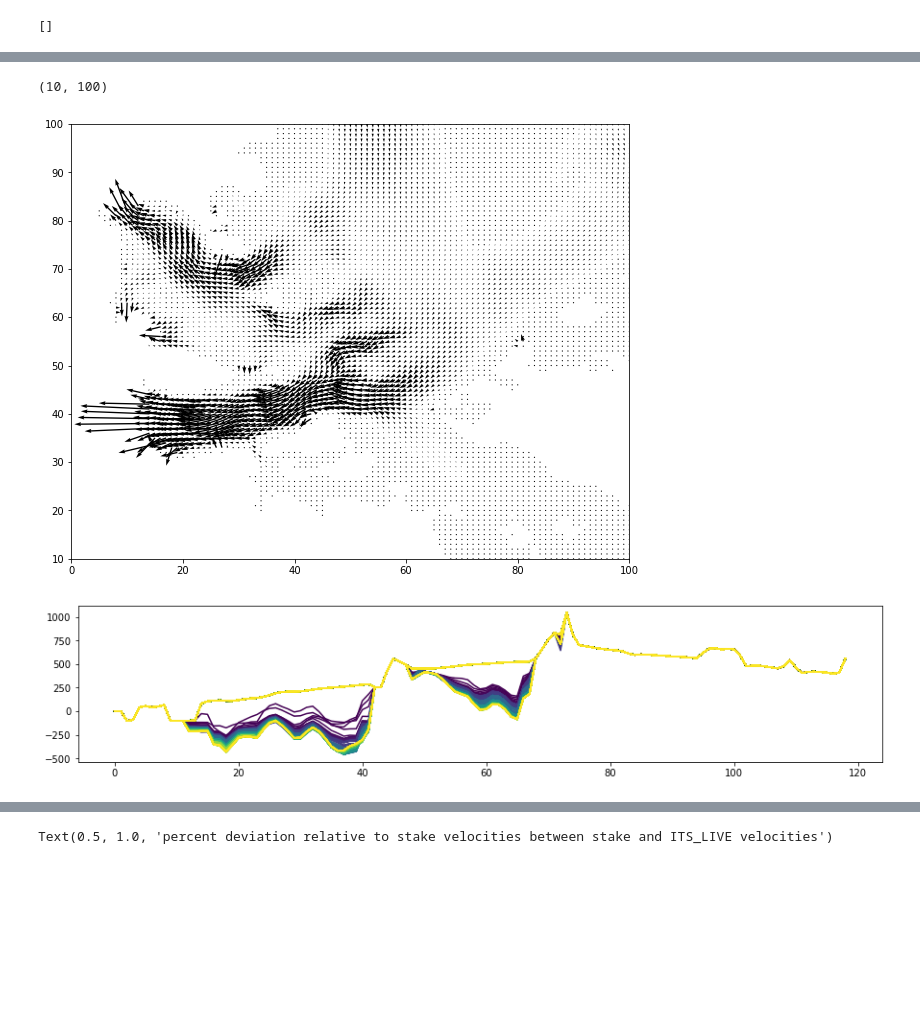
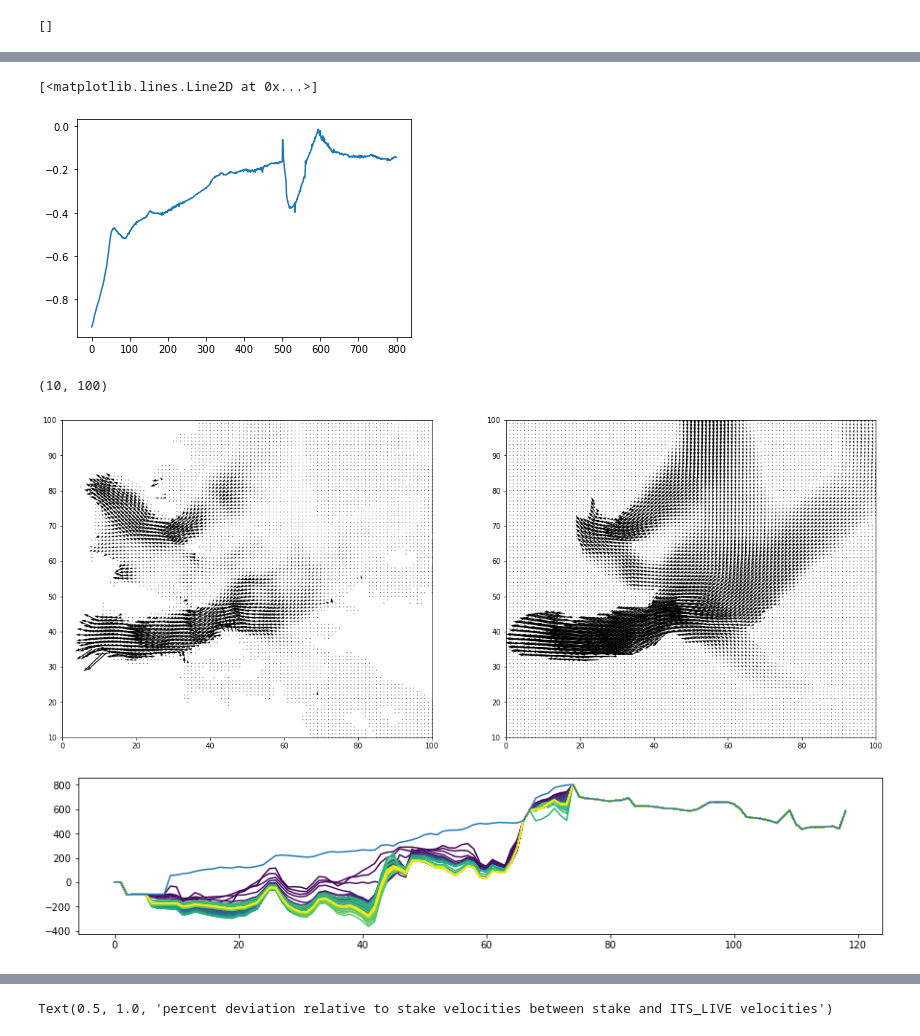
Before and after one commit to hahohe1892/thick_inv, a Jupyter notebook: auto_analysis.ipynb, the cells around one changed output, grey strips where cells are left out. Saved outputs shown, nothing was run; the diff lists cells and outputs as text; code cells hidden in the pictures; blank space fills up the shorter version.

Commit message:
run with scaled velocity from Jack, and use 2014 DEM as S_ref

```diff
--- a/auto_analysis.ipynb
+++ b/auto_analysis.ipynb
@@ -2125,5 +23,5 @@ saving done, now starting next run
 # %%
-with open('./auto_data/KK_auto_1420_it_fields.vel_mes_it_parameters.p_friction_500_it_parameters.delta_surf_0.05__1.pkl', 'rb') as inp:
+with open('./auto_data/KK_auto_1420_it_parameters.p_friction_500_it_parameters.delta_surf_0.05__0.pkl', 'rb') as inp:
     md = pickle.load(inp)
 # %%
 print(md.warnings)
@@ -2176,24 +75,31 @@ fig.colorbar(field, ax = ax)
 # %%
-#B = deepcopy(test.series.B_rec_all[200])
-u = get_nc_data('kronebreen_kongsbreen_iteration_out.nc', 'uvelsurf', 0)
-v = get_nc_data('kronebreen_kongsbreen_iteration_out.nc', 'vvelsurf', 0)
-#shifted = shift(B,u,v,1)
-#B[test.it_fields.ocean_mask==1]=shifted[test.it_fields.ocean_mask==1]
+vel_ser = []
+for i in range(len(md.series.B_rec_all)):
+    vel_ser.append(np.median(((md.series.vel_all[i]-md.it_fields.vel_mes)/md.it_fields.vel_mes)[np.logical_and(data.mask_Kr==1, data.x<455000)]))
+
+plt.plot(vel_ser)
+# %% [output]
+[<matplotlib.lines.Line2D at 0x...>]
+[figure, added]
 # %%
-fig, ax = plt.subplots(figsize=(10,8))
-field = ax.quiver(md.it_products.u_mod*md.it_fields.mask, md.it_products.v_mod*md.it_fields.mask)
-ax.set_xlim([0,100])
-ax.set_ylim([10,100])
+fig, ax = plt.subplots(1,2,figsize=(20,8))
+field = ax[0].quiver(md.it_products.u_mod*md.it_fields.mask, md.it_products.v_mod*md.it_fields.mask)
+field1 = ax[1].quiver(data.vx_Jack*md.it_fields.mask, data.vy_Jack*md.it_fields.mask)
+ax[0].set_xlim([0,100])
+ax[1].set_xlim([0,100])
+ax[0].set_ylim([10,100])
+ax[1].set_ylim([10,100])
 # %% [output]
 (10, 100)
-[figure, old version]
+[figure, new version]
 # %%
 colormap = plt.cm.viridis
 colors = [colormap(i) for i in np.linspace(0, 1,len(md.series.B_rec_all))]
 fig, ax = plt.subplots(figsize=(15,3))
 for i in range(0,len(md.series.B_rec_all),10):
-    lines = ax.plot((md.series.B_rec_all[i])[38,:], color = colors[i])
-    lines = ax.plot(md.series.S_rec_all[i][38,:], color = colors[i])
-#line = ax.plot(test.it_fields.S_ref[40,:], 'r')
+    lines = ax.plot((md.series.B_rec_all[i])[40,:], color = colors[i])
+#lines = ax.plot(((md.it_products.h_old+md.it_fields.B_rec)*md.it_fields.mask)[40,:], color = 'r')
+#line = ax.plot(((md.it_products.h_rec+md.it_fields.B_rec)*md.it_fields.mask)[40,:], 'b')
+line = ax.plot((md.it_fields.S_ref)[40,:])
 # %% [output]
-[figure, old version]
+[figure, new version]
```
Also changed, not shown: parts of 21 cells of this notebook, 2 other files.
